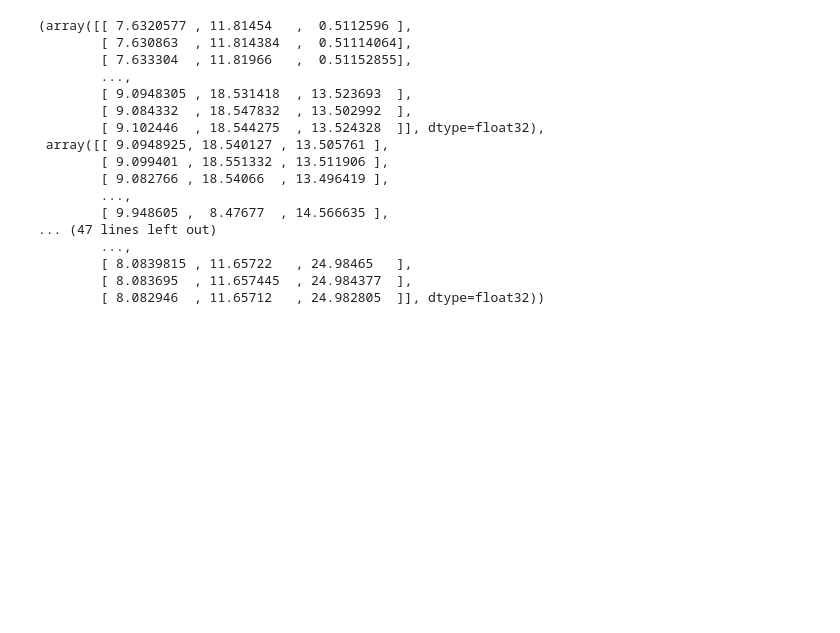
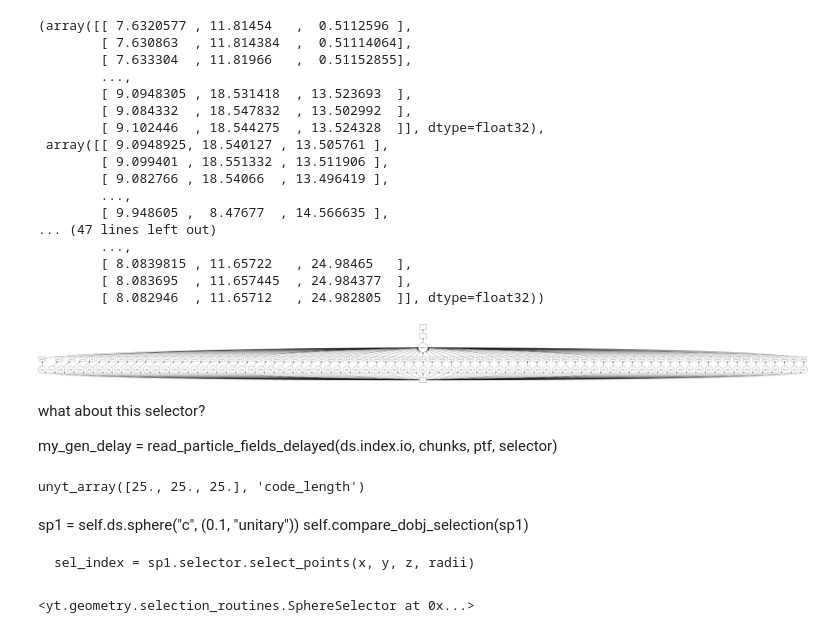
Before and after one commit to data-exp-lab/yt-dask-experiments, a Jupyter notebook: notebooks/daskify_gadget_read.ipynb, the cells around one changed output. Saved outputs shown, nothing was run; the diff lists cells and outputs as text; code cells hidden in the pictures; blank space fills up the shorter version.

Commit message:
adding some selection objects

```diff
--- a/notebooks/daskify_gadget_read.ipynb
+++ b/notebooks/daskify_gadget_read.ipynb
@@ -613,3 +613,20 @@ computed_chunks
         [ 8.0839815 , 11.65722   , 24.98465   ],
         [ 8.083695  , 11.657445  , 24.984377  ],
         [ 8.082946  , 11.65712   , 24.982805  ]], dtype=float32))
+# %%
+assembled_chunks[0].visualize()
+# %% [output]
+[figure, added]
+# %% [markdown]
+what about this selector?
+
+my_gen_delay = read_particle_fields_delayed(ds.index.io, chunks, ptf, selector)
+# %%
+ds.domain_right_edge
+# %% [output]
+unyt_array([25., 25., 25.], 'code_length')
+# %% [markdown]
+sp1 = self.ds.sphere("c", (0.1, "unitary"))
+        self.compare_dobj_selection(sp1)
+
+    sel_index = sp1.selector.select_points(x, y, z, radii)
@@ -615,0 +635,4 @@ computed_chunks
+# %%
+sp.selector
+# %% [output]
+<yt.geometry.selection_routines.SphereSelector at 0x...>
```
Also changed, not shown: parts of 26 cells of this notebook.
